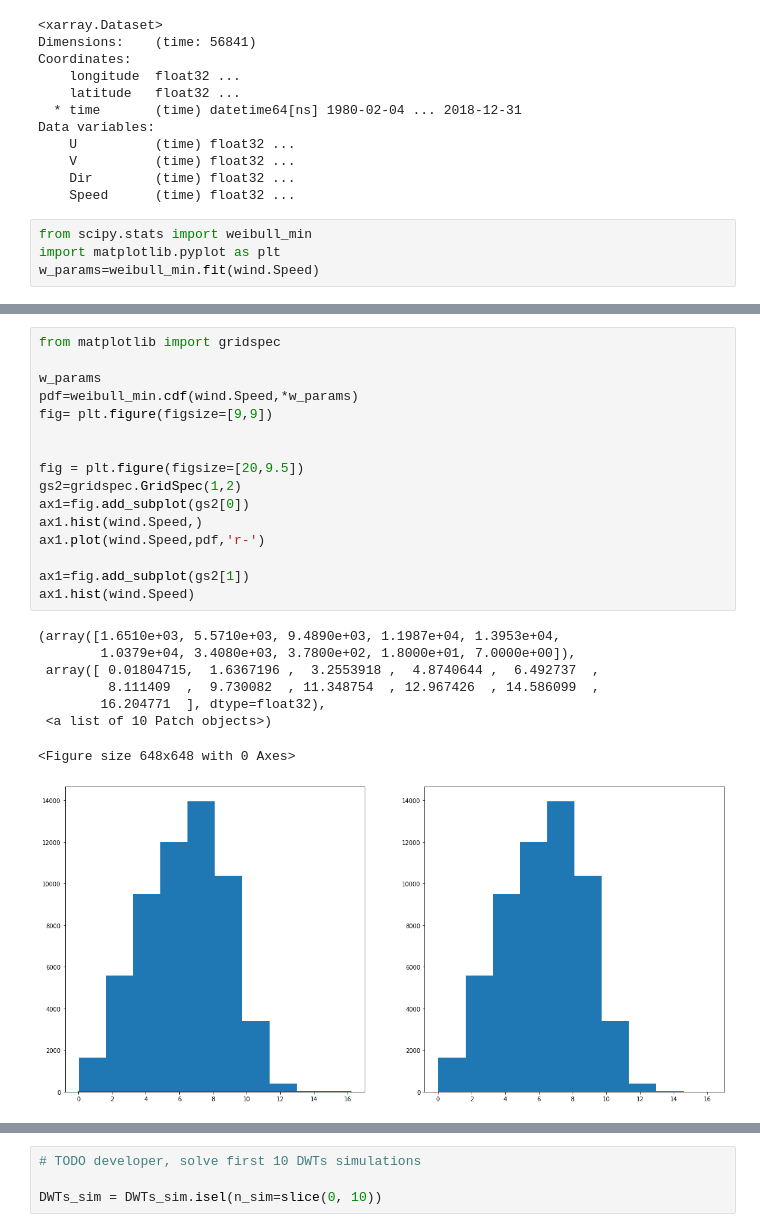
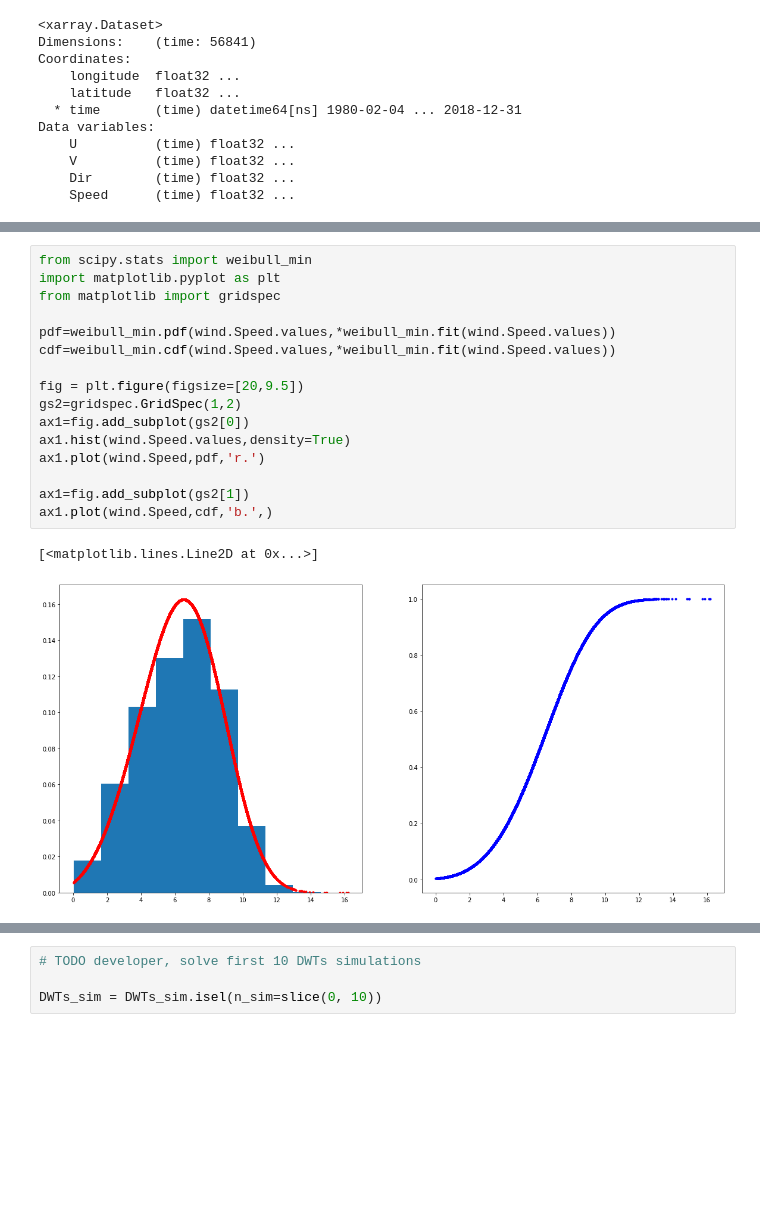
Before and after one commit to ripolln/teslakit, a Jupyter notebook: notebooks/MAJURO/01_Offshore/12_Climate_Emulator.ipynb, the cells around one changed output, grey strips where cells are left out. Drawn from its saved outputs; the diff is of its cells as text; blank space fills up the shorter version.

```diff
--- a/notebooks/MAJURO/01_Offshore/12_Climate_Emulator.ipynb
+++ b/notebooks/MAJURO/01_Offshore/12_Climate_Emulator.ipynb
@@ -86,7 +86,3 @@ Data variables:
     V          (time) float32 ...
     Dir        (time) float32 ...
     Speed      (time) float32 ...
-# %%
-from scipy.stats import weibull_min
-import matplotlib.pyplot as plt
-w_params=weibull_min.fit(wind.Speed)
@@ -95,28 +89,22 @@ w_params=weibull_min.fit(wind.Speed)
 # %%
+from scipy.stats import weibull_min
+import matplotlib.pyplot as plt
 from matplotlib import gridspec
 
-w_params
-pdf=weibull_min.cdf(wind.Speed,*w_params)
-fig= plt.figure(figsize=[9,9])
-
+pdf=weibull_min.pdf(wind.Speed.values,*weibull_min.fit(wind.Speed.values))
+cdf=weibull_min.cdf(wind.Speed.values,*weibull_min.fit(wind.Speed.values))
 
 fig = plt.figure(figsize=[20,9.5])
 gs2=gridspec.GridSpec(1,2)
 ax1=fig.add_subplot(gs2[0])
-ax1.hist(wind.Speed,)
-ax1.plot(wind.Speed,pdf,'r-')
+ax1.hist(wind.Speed.values,density=True)
+ax1.plot(wind.Speed,pdf,'r.')
 
 ax1=fig.add_subplot(gs2[1])
-ax1.hist(wind.Speed)
+ax1.plot(wind.Speed,cdf,'b.',)
 # %% [output]
-(array([1.6510e+03, 5.5710e+03, 9.4890e+03, 1.1987e+04, 1.3953e+04,
-        1.0379e+04, 3.4080e+03, 3.7800e+02, 1.8000e+01, 7.0000e+00]),
- array([ 0.01804715,  1.6367196 ,  3.2553918 ,  4.8740644 ,  6.492737  ,
-         8.111409  ,  9.730082  , 11.348754  , 12.967426  , 14.586099  ,
-        16.204771  ], dtype=float32),
- <a list of 10 Patch objects>)
+[<matplotlib.lines.Line2D at 0x...>]
-<Figure size 648x648 with 0 Axes>
-[figure, old version]
+[figure, new version]
 # %%
 # --------------------------------------
 # Load data for climate emulator fitting: waves partitions and families, KMA, DWT
```
Also changed, not shown: parts of 9 cells of this notebook.
